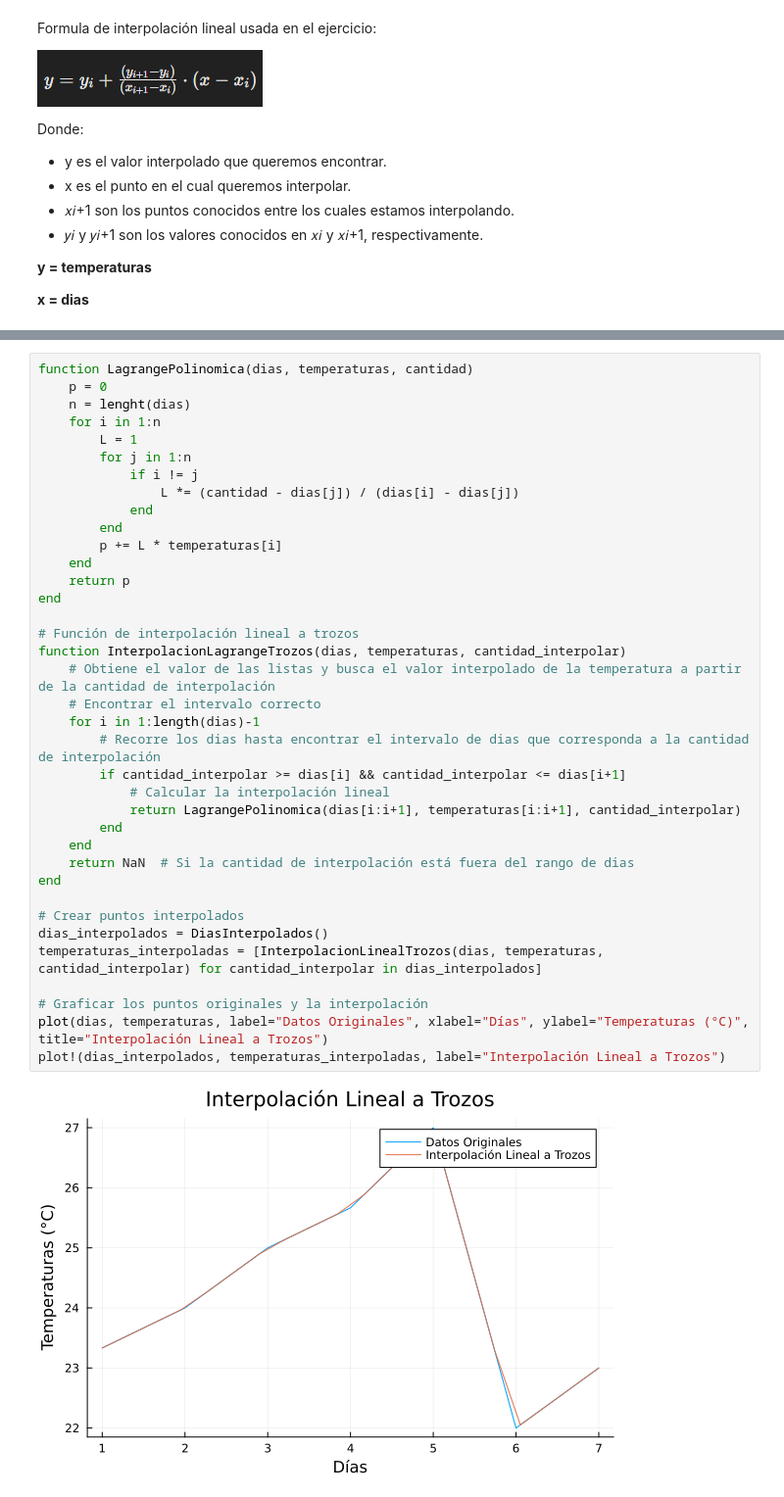
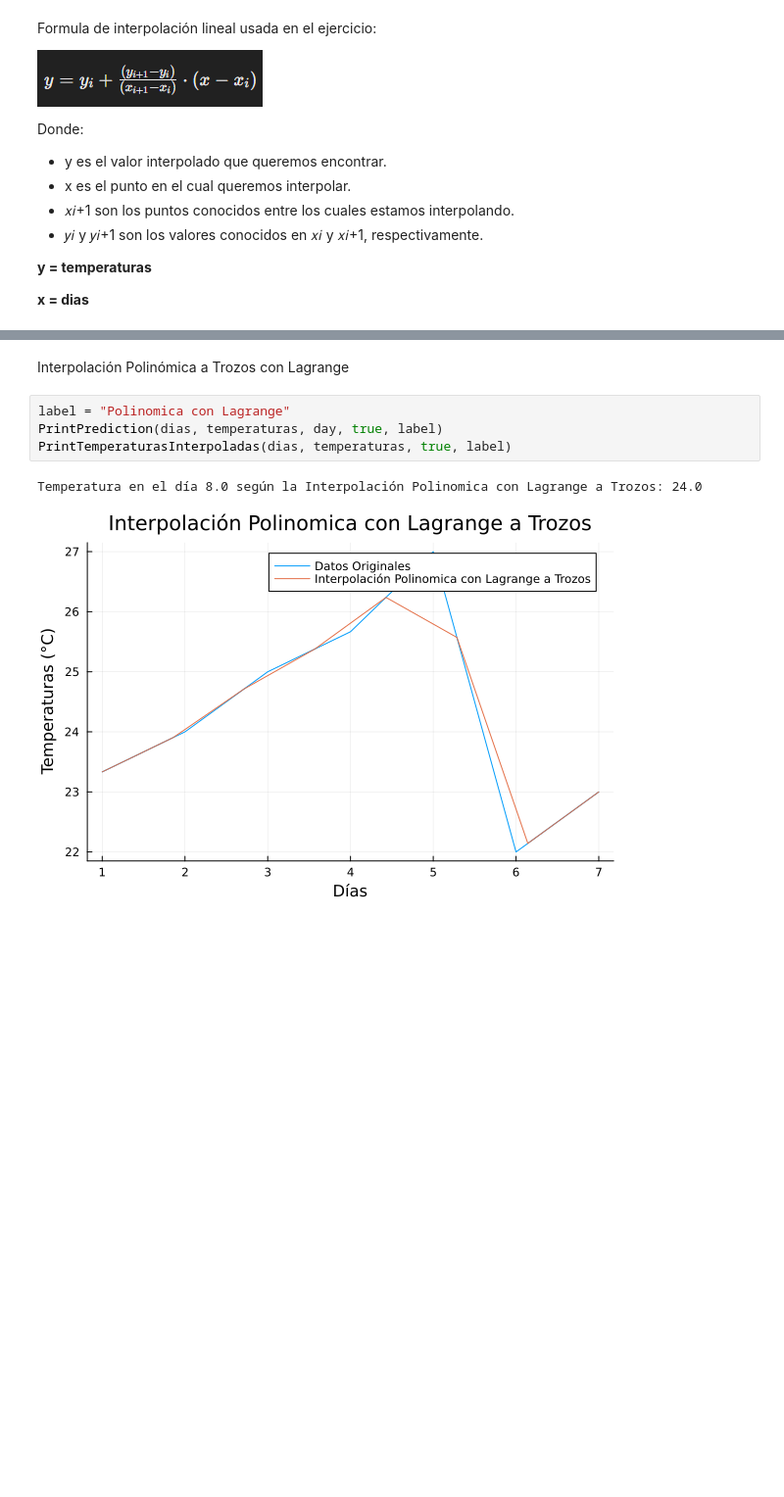
Before and after one commit to sonysarkis/ProyectoCalNum, a Jupyter notebook: Proyectos/proyecto1/proyecto2_cal.ipynb, the cells around one changed output, grey strips where cells are left out. Shown at 98% size. Cells and saved outputs as stored; diff of their text form; blank space fills up the shorter version.

```diff
--- a/Proyectos/proyecto1/proyecto2_cal.ipynb
+++ b/Proyectos/proyecto1/proyecto2_cal.ipynb
@@ -477,39 +501,9 @@ Temperatura en el día 8.0 según la interpolación lineal a trozos: 24.0
-# %%
-function LagrangePolinomica(dias, temperaturas, cantidad)
-    p = 0
-    n = lenght(dias)
-    for i in 1:n
-        L = 1
-        for j in 1:n
-            if i != j
-                L *= (cantidad - dias[j]) / (dias[i] - dias[j])
-            end
-        end
-        p += L * temperaturas[i]
-    end
-    return p
-end
-
-# Función de interpolación lineal a trozos
-function InterpolacionLagrangeTrozos(dias, temperaturas, cantidad_interpolar)
-    # Obtiene el valor de las listas y busca el valor interpolado de la temperatura a partir de la cantidad de interpolación
-    # Encontrar el intervalo correcto
-    for i in 1:length(dias)-1
-        # Recorre los dias hasta encontrar el intervalo de dias que corresponda a la cantidad de interpolación
-        if cantidad_interpolar >= dias[i] && cantidad_interpolar <= dias[i+1]
-            # Calcular la interpolación lineal
-            return LagrangePolinomica(dias[i:i+1], temperaturas[i:i+1], cantidad_interpolar)
-        end
-    end
-    return NaN  # Si la cantidad de interpolación está fuera del rango de dias
-end
-
-# Crear puntos interpolados
-dias_interpolados = DiasInterpolados()
-temperaturas_interpoladas = [InterpolacionLinealTrozos(dias, temperaturas, cantidad_interpolar) for cantidad_interpolar in dias_interpolados]
-
-# Graficar los puntos originales y la interpolación
-plot(dias, temperaturas, label="Datos Originales", xlabel="Días", ylabel="Temperaturas (°C)", title="Interpolación Lineal a Trozos")
-plot!(dias_interpolados, temperaturas_interpoladas, label="Interpolación Lineal a Trozos")
-# %% [output]
-[figure, removed]
+# %% [markdown]
+Interpolación Polinómica a Trozos con Lagrange
+# %%
+label = "Polinomica con Lagrange"
+PrintPrediction(dias, temperaturas, day, true, label)
+PrintTemperaturasInterpoladas(dias, temperaturas, true, label)
+# %% [output]
+Temperatura en el día 8.0 según la Interpolación Polinomica con Lagrange a Trozos: 24.0
+[figure, added]
```
Also changed, not shown: parts of 5 cells of this notebook.
